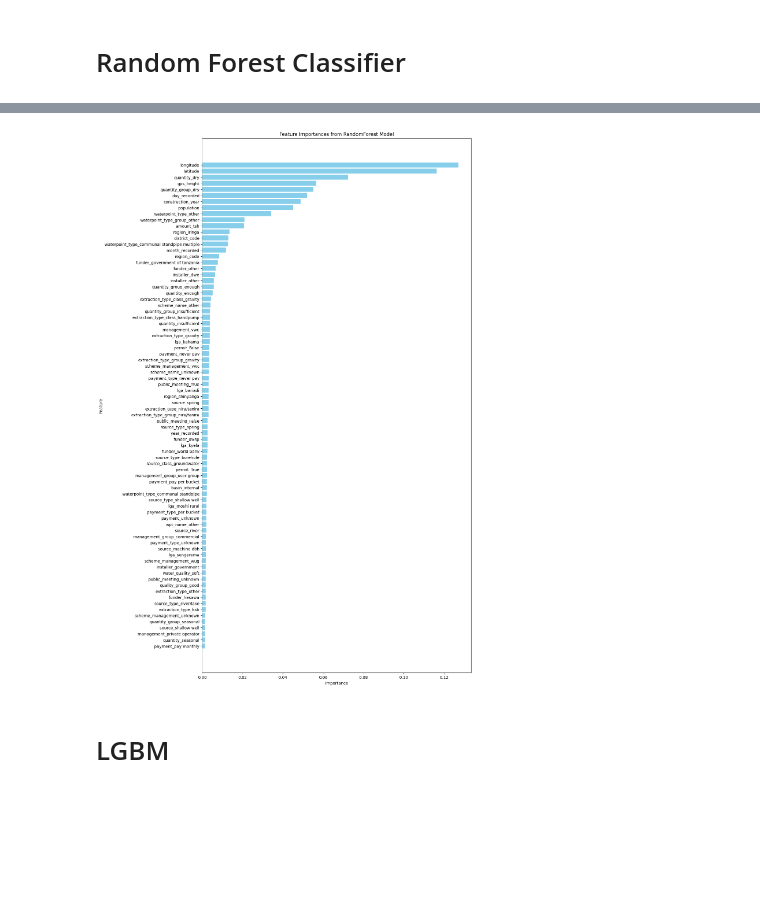
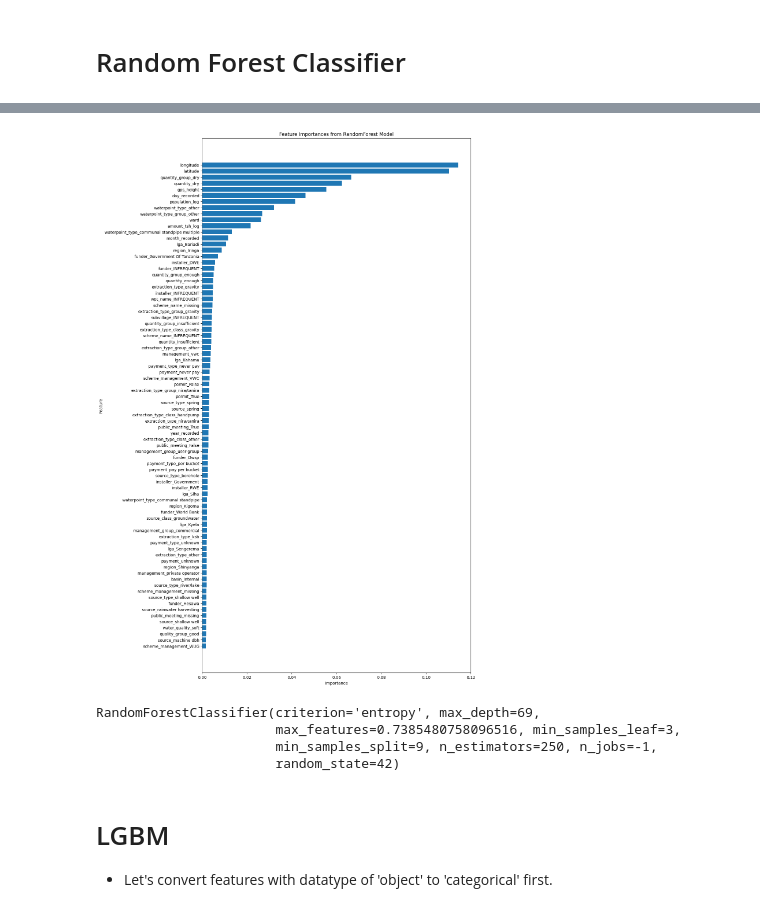
Before and after one commit to towbsss/drivendata_pump_it_up, a Jupyter notebook: 03_Model_Selection.ipynb, the cells around one changed output, grey strips where cells are left out. Saved outputs shown, nothing was run; the diff lists cells and outputs as text; code cells hidden in the pictures; blank space fills up the shorter version.

```diff
--- a/03_Model_Selection.ipynb
+++ b/03_Model_Selection.ipynb
@@ -164,6 +245,6 @@ test_features = replace_infrequent_categories(test_features, columns_to_transfor
 # %%
 # Threshold for OneHotEncoding
-threshold = 150
+threshold = 200
 
 # Identify categorical features and their unique value counts
 categorical_features = X_train.select_dtypes(include=['object']).columns
@@ -172,3 +253,16 @@ category_counts = X_train[categorical_features].nunique()
 # Separate features based on the threshold
 onehot_features = category_counts[category_counts < threshold].index.tolist()
 labelencode_features = category_counts[category_counts >= threshold].index.tolist()
+
+# Convert boolean features to strings
+X_train[onehot_features] = X_train[onehot_features].astype(str)
+X_test[onehot_features] = X_test[onehot_features].astype(str)
+
+# Apply OneHotEncoding
+ohe = OneHotEncoder(handle_unknown='ignore', sparse_output=False)
+X_train_ohe = ohe.fit_transform(X_train[onehot_features])
+X_test_ohe = ohe.transform(X_test[onehot_features])
+
+# Do the same for test_features
+test_features[onehot_features] = test_features[onehot_features].astype(str)
+test_features_ohe = ohe.transform(test_features[onehot_features])
@@ -285,0 +361,23 @@ Best RF parameters:  {'n_estimators': 102, 'max_depth': 66, 'min_samples_split':
+# %%
+base_rf_model = RandomForestClassifier(random_state=42)
+
+rf_model = RandomForestClassifier(
+    criterion='entropy',
+    max_depth=69,
+    max_features=0.7385480758096516,
+    min_samples_leaf=3,
+    min_samples_split=9,
+    n_estimators=250,
+    n_jobs=-1,
+    random_state=42,
+)
+
+base_rf_scores = cross_val_score(
+    base_rf_model, X_train_final, y_train,
+    cv=stratified_kfold,
+    scoring='f1_weighted')
+
+rf_scores = cross_val_score(
+    rf_model, X_train_final, y_train,
+    cv=stratified_kfold,
+    scoring='f1_weighted')
@@ -286,5 +396,4 @@ Best RF parameters:  {'n_estimators': 102, 'max_depth': 66, 'min_samples_split':
 # %%
 # Train the final model on the entire training data using the best hyperparameters
-rf_model = RandomForestClassifier(**rf_best_params)
 rf_model.fit(X_train_final, y_train)
 # %% [output]
@@ -311,26 +434,38 @@ functional needs repair       0.59      0.32      0.41      1295
 # %%
 # Get feature importances from the best RandomForest model
 rf_feature_importances = rf_model.feature_importances_
 
 # Create a DataFrame for better visualization
 rf_features_df = pd.DataFrame({
     'Feature': X_train_final.columns,
     'Importance': rf_feature_importances
 })
 
 # Sort the DataFrame by importance
-rf_features_df = rf_features_df.sort_values(by='Importance', ascending=False).head(80)
+rf_features_df = rf_features_df.sort_values(
+    by='Importance', ascending=False).head(80)
 
 # Plot the feature importances
 plt.figure(figsize=(12, 24))
-plt.barh(rf_features_df['Feature'], rf_features_df['Importance'], color='skyblue')
+plt.barh(rf_features_df['Feature'], rf_features_df['Importance'])
 plt.xlabel('Importance')
 plt.ylabel('Feature')
 plt.title('Feature Importances from RandomForest Model')
 plt.gca().invert_yaxis()
 plt.show()
 # %% [output]
-[figure, old version]
+[figure, new version]
+# %%
+# Train on full data before predictions
+X_final = pd.concat([X_train_final, X_test_final], axis=0)
+y_final = pd.concat([y_train, y_test], axis=0)
+
+rf_model.fit(X_final, y_final)
+# %% [output]
+RandomForestClassifier(criterion='entropy', max_depth=69,
+                       max_features=0.7385480758096516, min_samples_leaf=3,
+                       min_samples_split=9, n_estimators=250, n_jobs=-1,
+                       random_state=42)
 # %%
 # Predict using RandomForest model
 rf_test_preds = rf_model.predict(test_features_final)
@@ -342,2 +477,3 @@ submission.to_csv('submission_rf8.csv', index=False)
 # %% [markdown]
 # LGBM
+- Let's convert features with datatype of 'object' to 'categorical' first.
```
Also changed, not shown: parts of 53 cells of this notebook, 3 other files.
